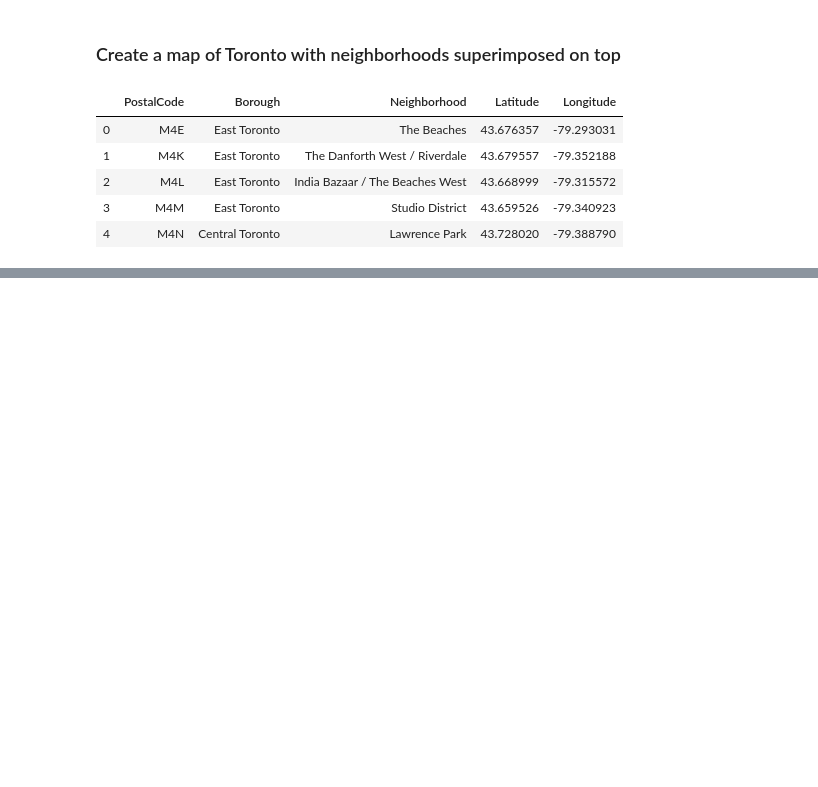
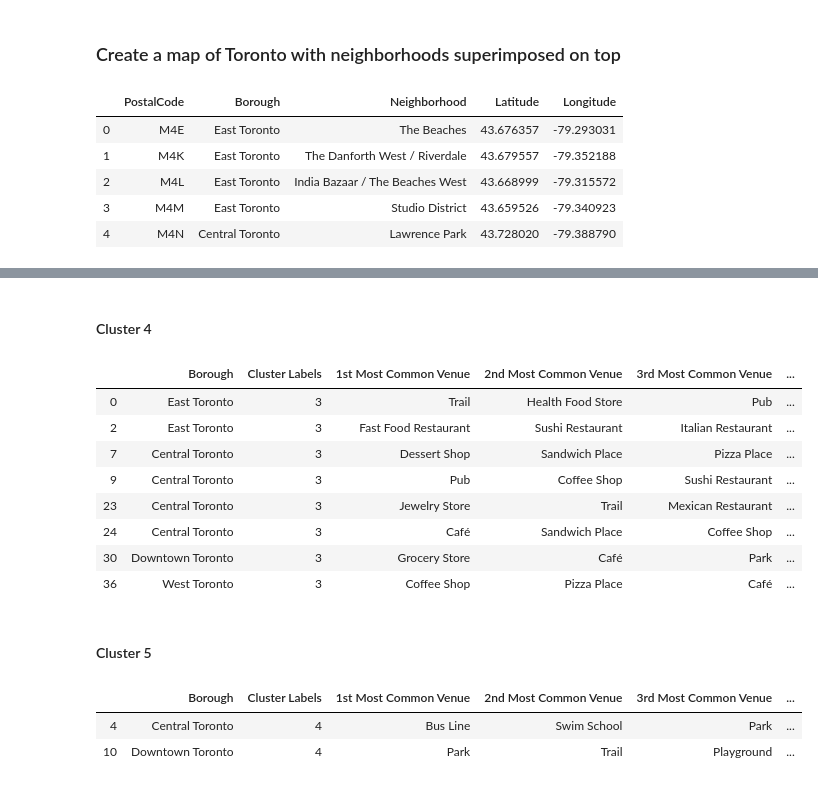
Before and after one commit to rahulasok1/Coursera_Capstone, a Jupyter notebook: coursera_capstone_part_3.ipynb, the cells around one changed output, grey strips where cells are left out. Drawn from its saved outputs; the diff is of its cells as text; code cells hidden in the pictures; blank space fills up the shorter version.

```diff
--- a/coursera_capstone_part_3.ipynb
+++ b/coursera_capstone_part_3.ipynb
@@ -179,0 +498,22 @@ ModuleNotFoundError: No module named 'folium'
+# %% [markdown]
+#### Cluster 4
+# %%
+toronto_merged.loc[toronto_merged['Cluster Labels'] == 3, toronto_merged.columns[[1] + list(range(5, toronto_merged.shape[1]))]]
+# %% [output]
+|  | Borough | Cluster Labels | 1st Most Common Venue | 2nd Most Common Venue | 3rd Most Common Venue | ... |
+| 0 | East Toronto | 3 | Trail | Health Food Store | Pub | ... |
+| 2 | East Toronto | 3 | Fast Food Restaurant | Sushi Restaurant | Italian Restaurant | ... |
+| 7 | Central Toronto | 3 | Dessert Shop | Sandwich Place | Pizza Place | ... |
+| 9 | Central Toronto | 3 | Pub | Coffee Shop | Sushi Restaurant | ... |
+| 23 | Central Toronto | 3 | Jewelry Store | Trail | Mexican Restaurant | ... |
+| 24 | Central Toronto | 3 | Café | Sandwich Place | Coffee Shop | ... |
+| 30 | Downtown Toronto | 3 | Grocery Store | Café | Park | ... |
+| 36 | West Toronto | 3 | Coffee Shop | Pizza Place | Café | ... |
+# %% [markdown]
+#### Cluster 5
+# %%
+toronto_merged.loc[toronto_merged['Cluster Labels'] == 4, toronto_merged.columns[[1] + list(range(5, toronto_merged.shape[1]))]]
+# %% [output]
+|  | Borough | Cluster Labels | 1st Most Common Venue | 2nd Most Common Venue | 3rd Most Common Venue | ... |
+| 4 | Central Toronto | 4 | Bus Line | Swim School | Park | ... |
+| 10 | Downtown Toronto | 4 | Park | Trail | Playground | ... |
```
Also changed, not shown: parts of 31 cells of this notebook.
